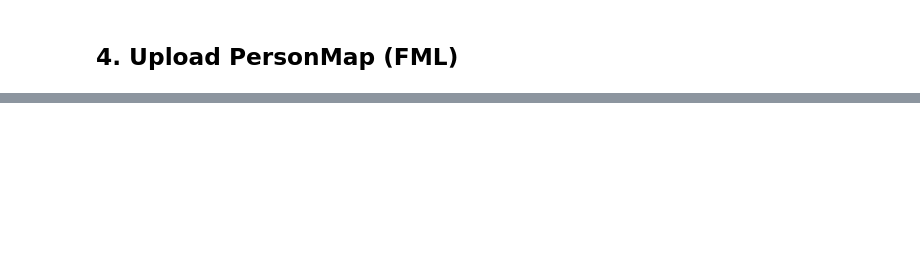
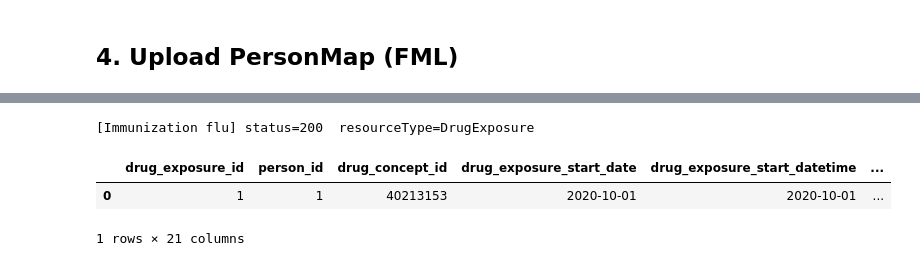
Before and after one commit to croeder-fhir-to-omop/jupyter_docker, a Jupyter notebook: notebooks/matchbox_demo.ipynb, the cells around one changed output, grey strips where cells are left out. Saved outputs shown, nothing was run; the diff lists cells and outputs as text; code cells hidden in the pictures; blank space fills up the shorter version.

```diff
--- a/notebooks/matchbox_demo.ipynb
+++ b/notebooks/matchbox_demo.ipynb
@@ -153,0 +257,8 @@ transform(load('procedure_not_done.json'), 'http://hl7.org/fhir/uv/omop/Structur
+# %%
+# ImmunizationMap — Immunization (flu) → DrugExposure
+transform(load('immunization_flu.json'), 'http://hl7.org/fhir/uv/omop/StructureMap/ImmunizationMap', 'Immunization flu');
+# %% [output]
+[Immunization flu] status=200  resourceType=DrugExposure
+|  | drug_exposure_id | person_id | drug_concept_id | drug_exposure_start_date | drug_exposure_start_datetime | ... |
+| 0 | 1 | 1 | 40213153 | 2020-10-01 | 2020-10-01 | ... |
+1 rows × 21 columns
```
Also changed, not shown: parts of 23 cells of this notebook.
